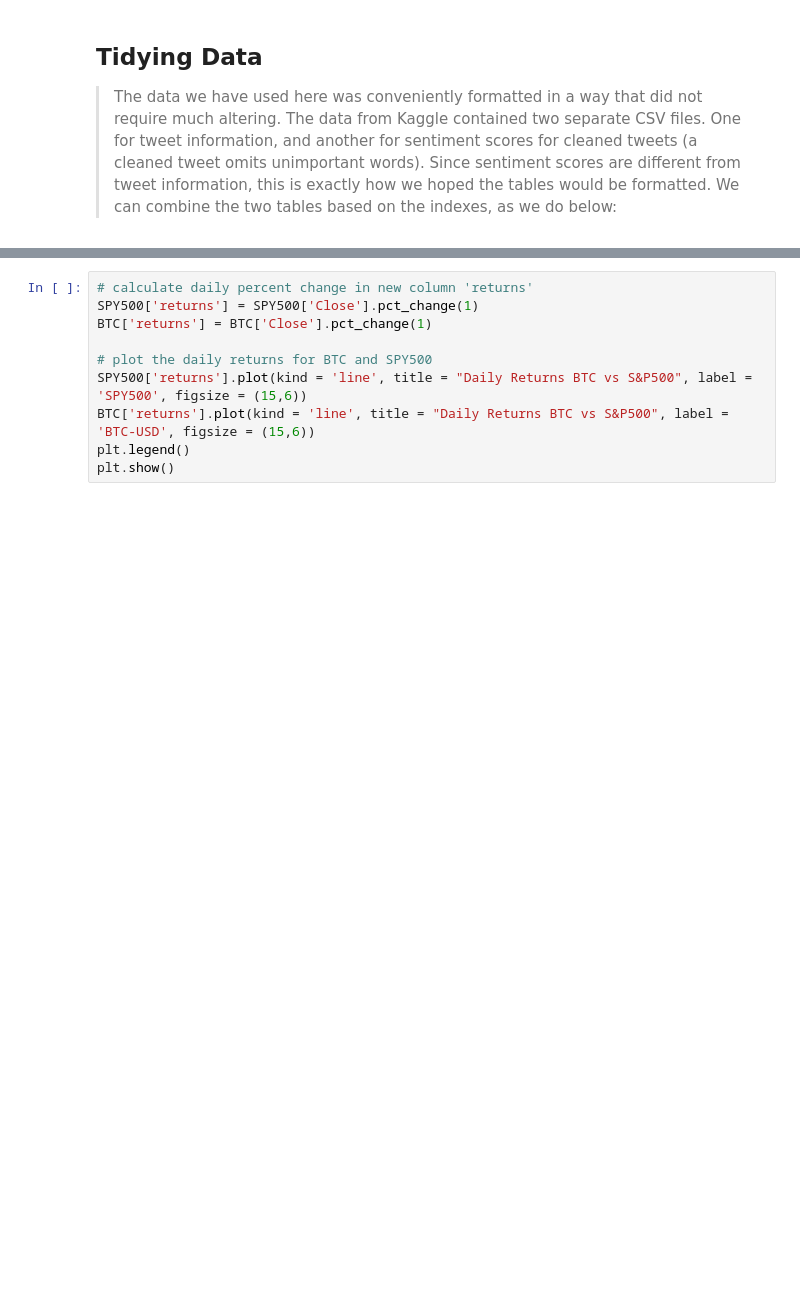
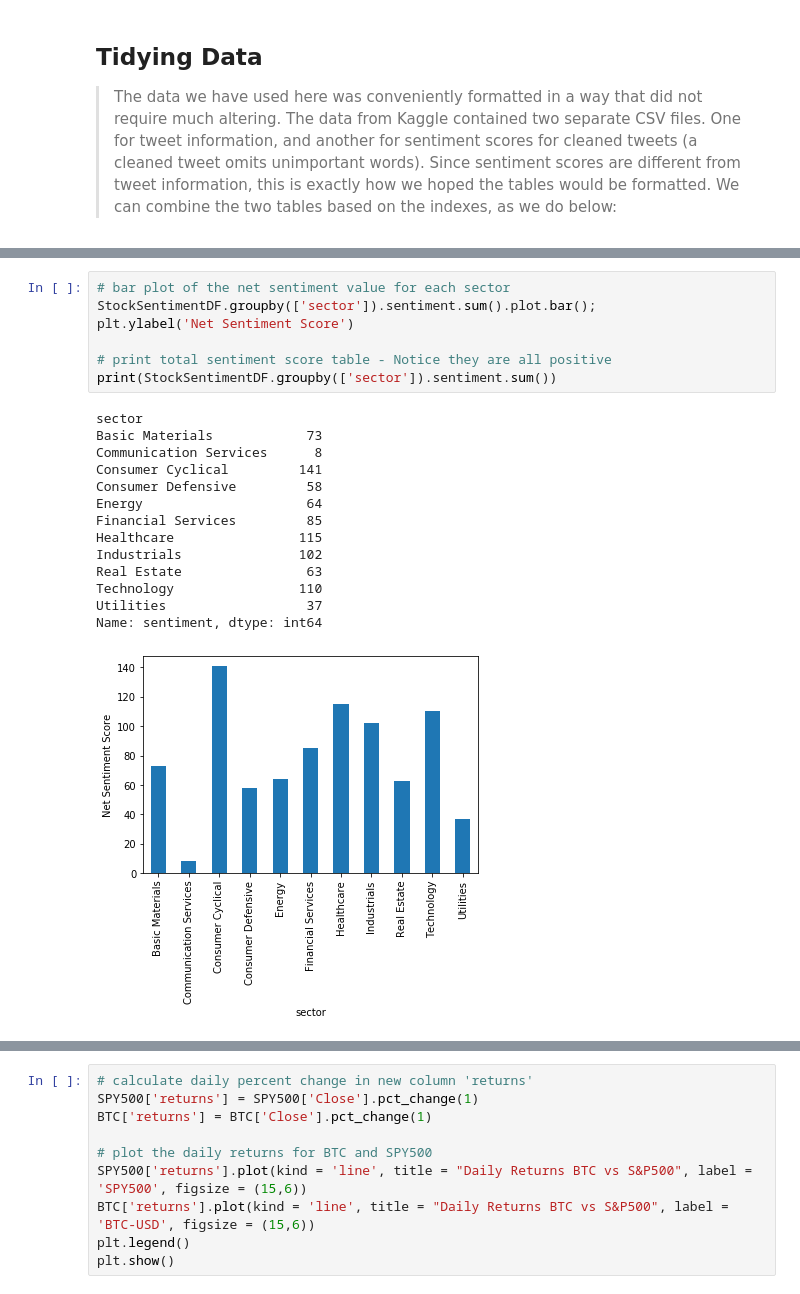
Before and after one commit to danellsworth/danellsworth.github.io, a Jupyter notebook: FinancialAnalysis.ipynb, the cells around one changed output, grey strips where cells are left out. Cells and saved outputs as stored; diff of their text form; blank space fills up the shorter version.

```diff
--- a/FinancialAnalysis.ipynb
+++ b/FinancialAnalysis.ipynb
@@ -93,0 +186,22 @@ Just for fun!
+# %%
+# bar plot of the net sentiment value for each sector
+StockSentimentDF.groupby(['sector']).sentiment.sum().plot.bar();
+plt.ylabel('Net Sentiment Score')
+
+# print total sentiment score table - Notice they are all positive
+print(StockSentimentDF.groupby(['sector']).sentiment.sum())
+# %% [output]
+sector
+Basic Materials            73
+Communication Services      8
+Consumer Cyclical         141
+Consumer Defensive         58
+Energy                     64
+Financial Services         85
+Healthcare                115
+Industrials               102
+Real Estate                63
+Technology                110
+Utilities                  37
+Name: sentiment, dtype: int64
+[figure, added]
```
Also changed, not shown: parts of 33 cells of this notebook, 3 other files.
